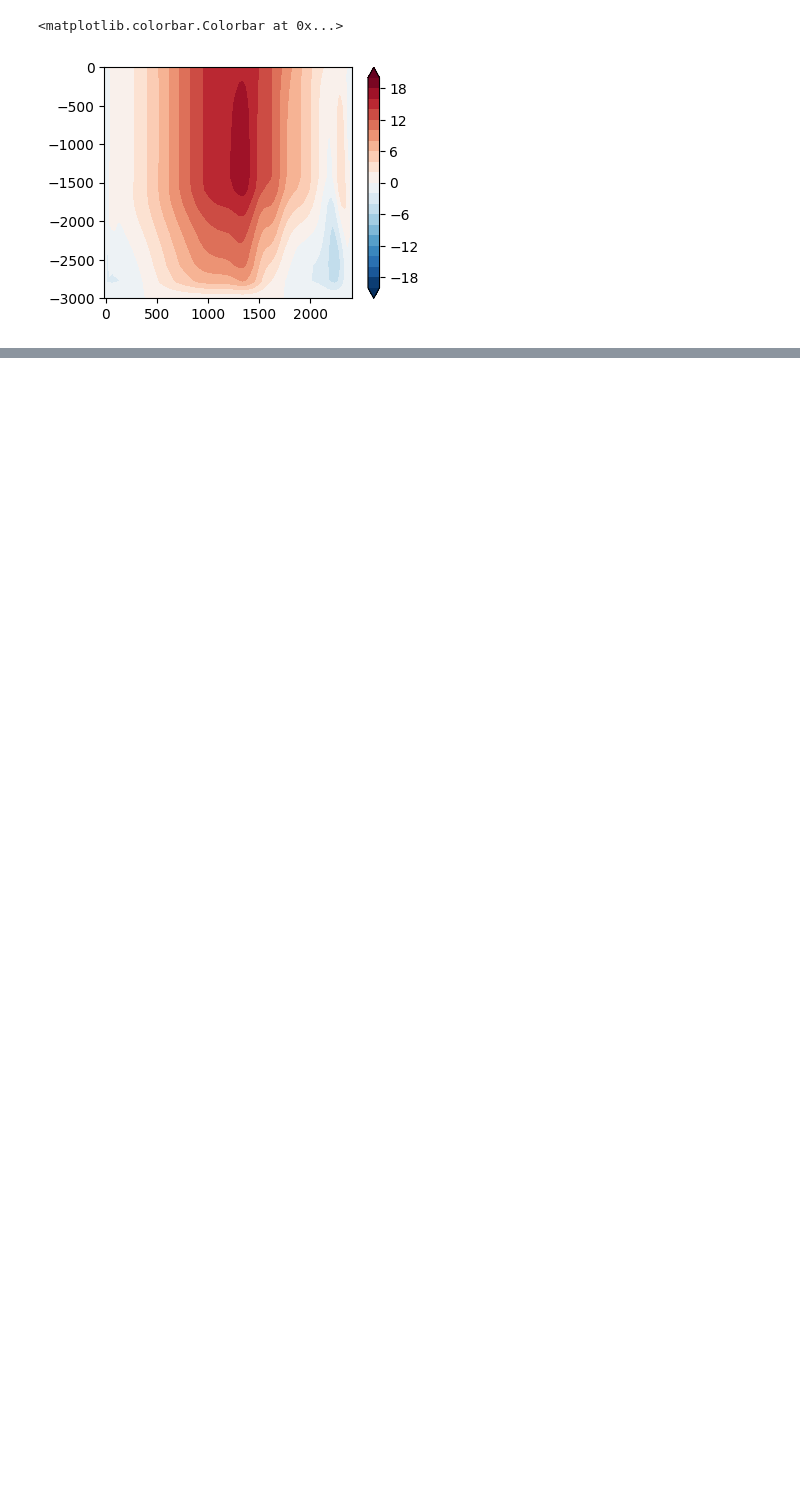
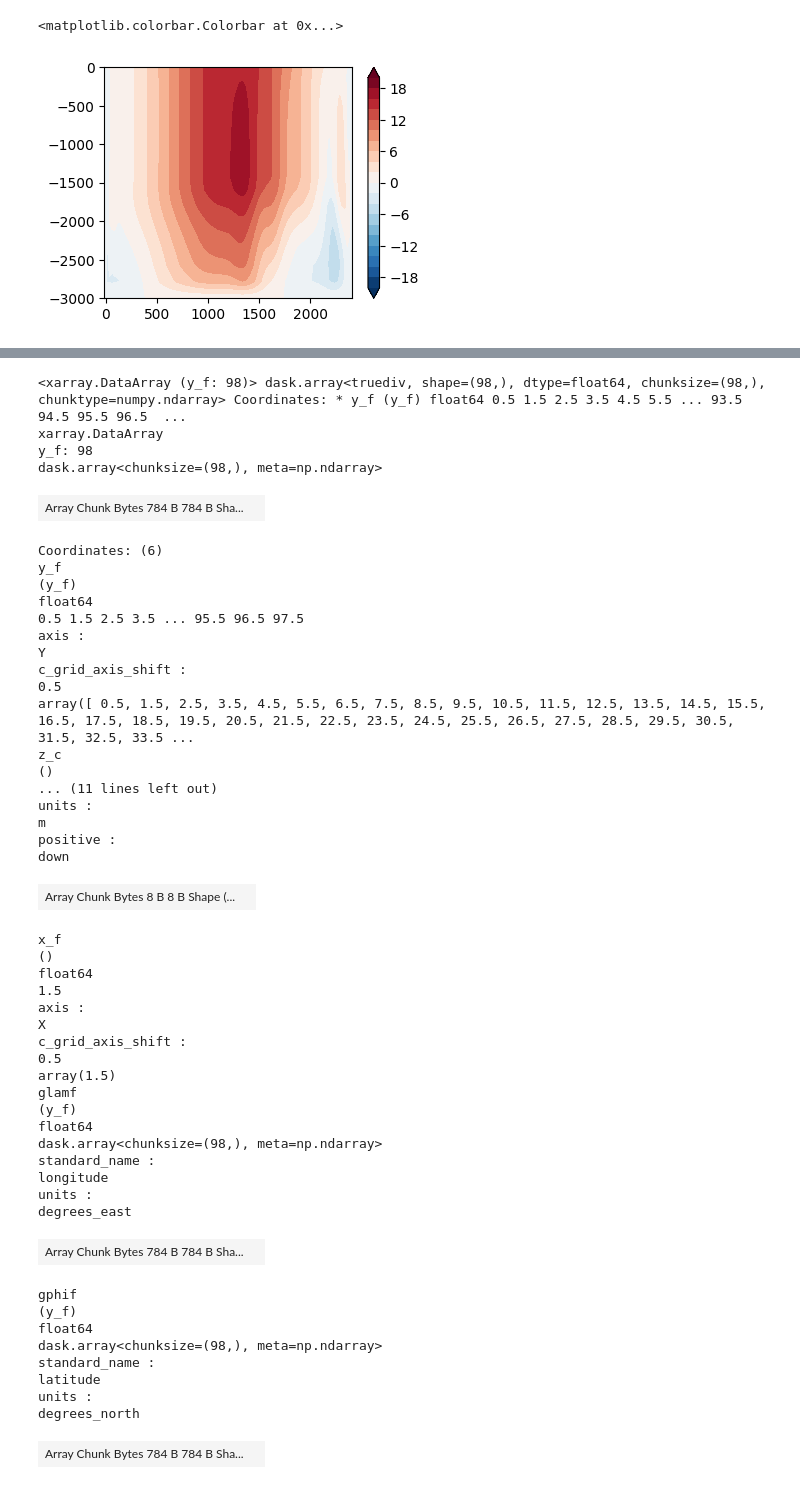
Before and after one commit to julianmak/pyCDFTOOLS, a Jupyter notebook: brainfart_logs/test_package_load.ipynb, the cells around one changed output, grey strips where cells are left out. Drawn from its saved outputs; the diff is of its cells as text; code cells hidden in the pictures; blank space fills up the shorter version.

```diff
--- a/brainfart_logs/test_package_load.ipynb
+++ b/brainfart_logs/test_package_load.ipynb
@@ -109,0 +140,53 @@ variable name moc, output to moc.nc
+# %%
+dum
+# %% [output]
+<xarray.DataArray (y_f: 98)> dask.array<truediv, shape=(98,), dtype=float64, chunksize=(98,), chunktype=numpy.ndarray> Coordinates: * y_f (y_f) float64 0.5 1.5 2.5 3.5 4.5 5.5 ... 93.5 94.5 95.5 96.5  ...
+xarray.DataArray
+y_f: 98
+dask.array<chunksize=(98,), meta=np.ndarray>
+| Array Chunk Bytes 784 B 784 B Sha... |  |
+Coordinates: (6)
+y_f
+(y_f)
+float64
+0.5 1.5 2.5 3.5 ... 95.5 96.5 97.5
+axis :
+Y
+c_grid_axis_shift :
+0.5
+array([ 0.5, 1.5, 2.5, 3.5, 4.5, 5.5, 6.5, 7.5, 8.5, 9.5, 10.5, 11.5, 12.5, 13.5, 14.5, 15.5, 16.5, 17.5, 18.5, 19.5, 20.5, 21.5, 22.5, 23.5, 24.5, 25.5, 26.5, 27.5, 28.5, 29.5, 30.5, 31.5, 32.5, 33.5 ...
+z_c
+()
+... (11 lines left out)
+units :
+m
+positive :
+down
+| Array Chunk Bytes 8 B 8 B Shape (... |  |
+x_f
+()
+float64
+1.5
+axis :
+X
+c_grid_axis_shift :
+0.5
+array(1.5)
+glamf
+(y_f)
+float64
+dask.array<chunksize=(98,), meta=np.ndarray>
+standard_name :
+longitude
+units :
+degrees_east
+| Array Chunk Bytes 784 B 784 B Sha... |  |
+gphif
+(y_f)
+float64
+dask.array<chunksize=(98,), meta=np.ndarray>
+standard_name :
+latitude
+units :
+degrees_north
+| Array Chunk Bytes 784 B 784 B Sha... |  |
```
Also changed, not shown: parts of 11 cells of this notebook, 1 other file.
